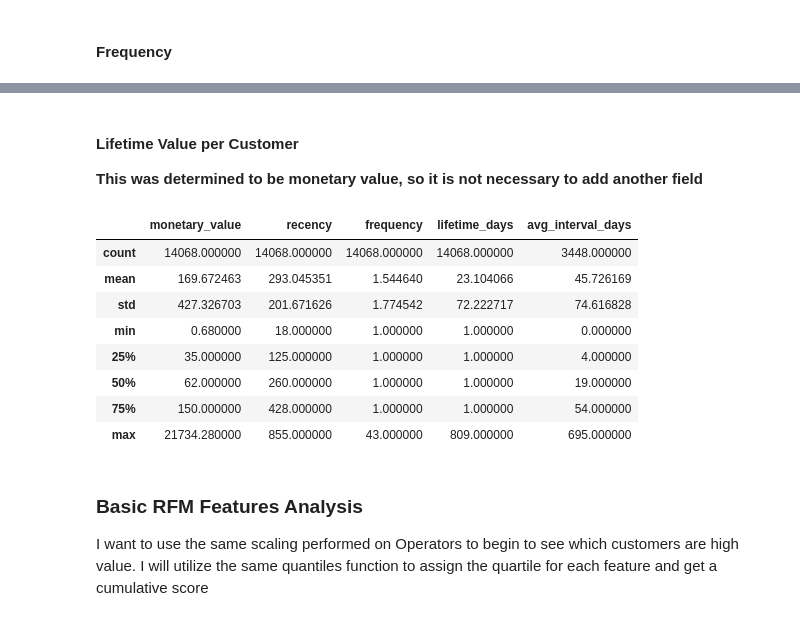
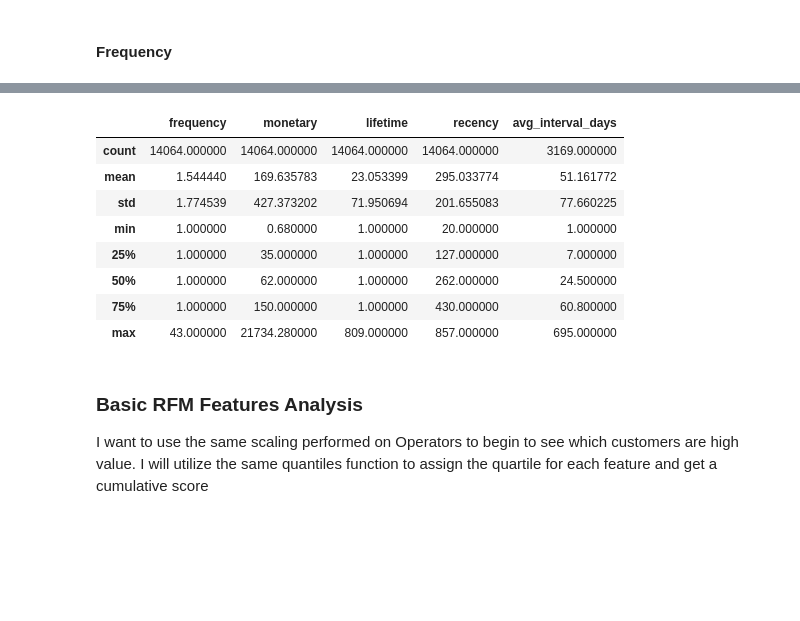
Before and after one commit to talnmizrachi/flexspace_proj, a Jupyter notebook: Flexspace_Customer_Analysis_tal.ipynb, the cells around one changed output, grey strips where cells are left out. Drawn from its saved outputs; the diff is of its cells as text; code cells hidden in the pictures; blank space fills up the shorter version.

```diff
--- a/Flexspace_Customer_Analysis_tal.ipynb
+++ b/Flexspace_Customer_Analysis_tal.ipynb
@@ -120,6 +116,7 @@ cte_query = """
           company_name ILIKE '%%test%%'
           OR fullname ILIKE '%%test%%'
           OR email ILIKE '%%test%%'
+          OR email ILIKE '%%flexspace%%'
           OR promotion_code ILIKE '%%test%%'
           OR partner_name ILIKE '%%test%%'
         )
@@ -1000,0 +853,34 @@ avg_interval_df.sort_values('avg_interval_days', ascending=False).head(30)
+# %%
+def create_rfm_for_customers(filtered_df):
+    filtered_df['operator_full_name'] = filtered_df['operator_name']+"-"+filtered_df['country']+"-"+np.where(filtered_df['state'].isin([None]),"", filtered_df['state']+"-")+filtered_df['city']
+    filtered_df['unique_operators'] = filtered_df[['operator_full_name', 'customer_email']].groupby('customer_email').nunique().sort_values('operator_full_name')
+    filtered_df['date'] = filtered_df['created_at'].dt.date
+    rfm = filtered_df.groupby('customer_email').agg({"date":[min,  max, "nunique"],"final_price_usd":sum, "operator_full_name":"nunique", "operator_name":"nunique"})
+
+    rfm.columns = [f"{x[0]}_{x[1]}" for x in rfm.columns]
+    rfm = rfm.reset_index()
+
+    rfm['lifetime'] = (rfm['date_max'] - rfm['date_min']).dt.days + 1
+    rfm['recency'] = (pd.Timestamp('today').date() - rfm['date_max']).dt.days
+    rfm = rfm.drop(['date_min', 'date_max'], axis=1).copy()
+    rfm = rfm.rename({"date_nunique":"frequency",
+                      "final_price_usd_sum":"monetary",
+                      "operator_full_name_nunique": "number_of_unique_operators",
+                     "operator_name_nunique": "number_of_unique_brands"}, axis=1).copy()
+    rfm= rfm[rfm['number_of_unique_operators']>0].copy()
+
+    sorted_date = filtered_df[['customer_email', 'date']].sort_values(by=['customer_email', 'date'], ascending=[True, True], ignore_index=True)
+    sorted_date['previous_order'] = sorted_date.groupby(['customer_email'])['date'].shift()
+
+    # From this, days between visits is simply the difference:
+    sorted_date['interval_days'] = (sorted_date['date'] - sorted_date['previous_order']).dt.days
+    sorted_date = sorted_date[sorted_date['interval_days']>0].copy()
+
+    # Average days between visits:
+    avg_interval_df = sorted_date.groupby('customer_email')['interval_days'].mean().reset_index()
+
+    avg_interval_df.columns = ['customer_email', 'avg_interval_days']
+
+    return rfm.merge(avg_interval_df, how='left')
+# %%
+rfm = create_rfm_for_customers(filtered_df)
@@ -1024,4 +1001,0 @@ rfm_df.head()
-# %% [markdown]
-#### Lifetime Value per Customer
-
-**This was determined to be monetary value, so it is not necessary to add another field**
@@ -1034,17 +1002,17 @@ rfm_df.head()
 # %%
 # Stats for the RFM for all customers over entire span of data
 
-rfm_df.describe()
+rfm.describe()
 # %% [output]
-|  | monetary_value | recency | frequency | lifetime_days | avg_interval_days |
-| count | 14068.000000 | 14068.000000 | 14068.000000 | 14068.000000 | 3448.000000 |
-| mean | 169.672463 | 293.045351 | 1.544640 | 23.104066 | 45.726169 |
-| std | 427.326703 | 201.671626 | 1.774542 | 72.222717 | 74.616828 |
-| min | 0.680000 | 18.000000 | 1.000000 | 1.000000 | 0.000000 |
-| 25% | 35.000000 | 125.000000 | 1.000000 | 1.000000 | 4.000000 |
-| 50% | 62.000000 | 260.000000 | 1.000000 | 1.000000 | 19.000000 |
-| 75% | 150.000000 | 428.000000 | 1.000000 | 1.000000 | 54.000000 |
-| max | 21734.280000 | 855.000000 | 43.000000 | 809.000000 | 695.000000 |
+|  | frequency | monetary | lifetime | recency | avg_interval_days |
+| count | 14064.000000 | 14064.000000 | 14064.000000 | 14064.000000 | 3169.000000 |
+| mean | 1.544440 | 169.635783 | 23.053399 | 295.033774 | 51.161772 |
+| std | 1.774539 | 427.373202 | 71.950694 | 201.655083 | 77.660225 |
+| min | 1.000000 | 0.680000 | 1.000000 | 20.000000 | 1.000000 |
+| 25% | 1.000000 | 35.000000 | 1.000000 | 127.000000 | 7.000000 |
+| 50% | 1.000000 | 62.000000 | 1.000000 | 262.000000 | 24.500000 |
+| 75% | 1.000000 | 150.000000 | 1.000000 | 430.000000 | 60.800000 |
+| max | 43.000000 | 21734.280000 | 809.000000 | 857.000000 | 695.000000 |
 # %% [markdown]
 ### Basic RFM Features Analysis
 
```
Also changed, not shown: parts of 51 cells of this notebook.
